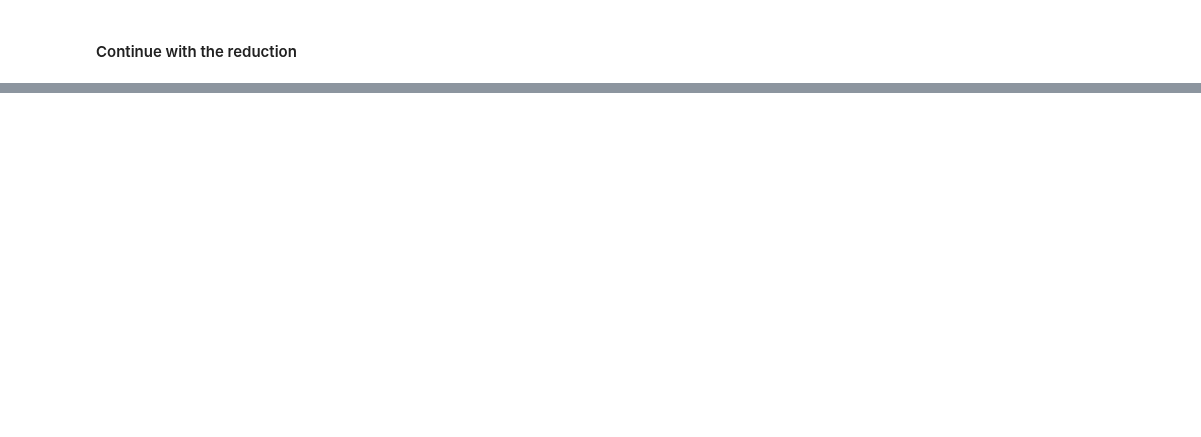
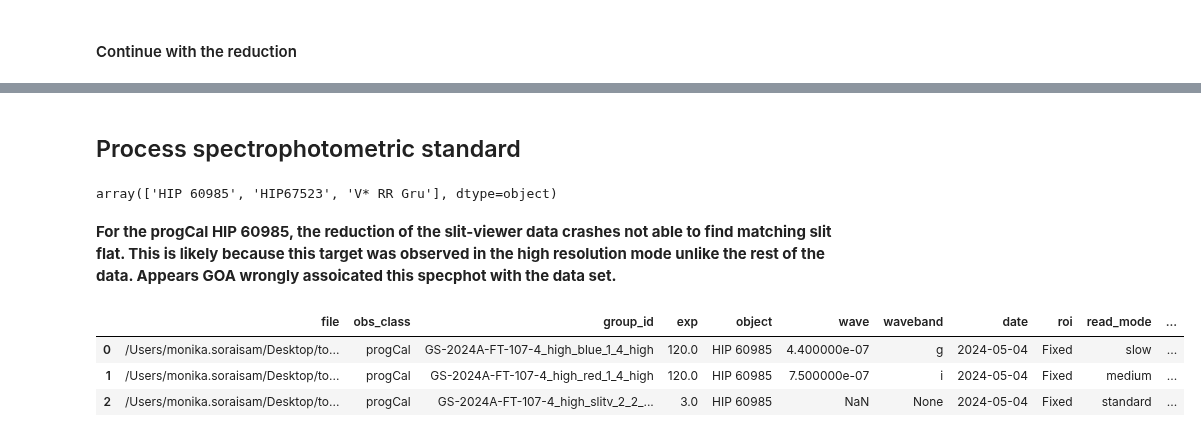
Before and after one commit to gemini-hlsw/goats, a Jupyter notebook: scripts/demo_dragons_reduction_ghost_spectroscopy.ipynb, the cells around one changed output, grey strips where cells are left out. Saved outputs shown, nothing was run; the diff lists cells and outputs as text; code cells hidden in the pictures; blank space fills up the shorter version.

Commit message:
GOATS-253

```diff
--- a/scripts/demo_dragons_reduction_ghost_spectroscopy.ipynb
+++ b/scripts/demo_dragons_reduction_ghost_spectroscopy.ipynb
@@ -56,7 +54,7 @@ def prep_reduction_folder(data_root, obsid):
 
     return dragons_rc, mydb_path
 # %%
-data_path = "/data/goats_dev_data/example_data/data/ZTF18acppavh/GEM"
+data_path = "/Users/monika.soraisam/Desktop/tomdev/real_goats/goats_data/ghost"
 obsid = 'GS-2024A-Q-414-13'
 dragons_rc, mydb_path = prep_reduction_folder(data_path, obsid)
 # %% [output]
@@ -99,52 +157,53 @@ def generate_filelists(location, obsid):
     all_files.sort()
     print (f'The total number of files for observation ID {obsid} is {len(all_files)}')
 
-    cal_file_tags = ['BIAS','DARK','FLAT','ARC','PINHOLE','RONCHI','FRINGE'] #fetched from Obs Type search field on GOA, which is relevant for DRAGONS
+    obs_types = ['OBJECT','BIAS','DARK','FLAT','ARC','PINHOLE','RONCHI','CAL','FRINGE','MOS MASK', 'BPM'] #fetched from Obs Type search field on GOA, which is relevant for DRAGONS
 
-    meta_keys = cal_file_tags + ['BPM','standard','object','unknown']
     all_meta = {}
 
-    for K in meta_keys:
+    # Note that even if a few keywords are extracted below, thiis is just meant for demonstration purposes.
+    # If onyl these keywords are extracted in production, it will not align with
+    # implementation of item (2), allowing users to group/select preferred header keywords
+    for K in obs_types:
         all_meta[K] = {'file':[],
+                        'obs_class':[],
                         'group_id':[],
                         'exp':[],
-                        'objname':[],
+                        'object':[],
                         'wave':[],
                         'waveband':[],
                         'date':[],
                         'roi':[],
+                       'read_mode':[],
+                       'arm':[]
                         }
 
     object_files = []
     for i,F in enumerate(all_files):
         ad = astrodata.open(F)
 
-        K = "unknown"
-        if "BPM" in ad.tags:
-            K = "BPM"
-        elif "PREPARED" in ad.tags:
+        if "BPM" in ad.tags or "UNPREPARED" in ad.tags: ## want only raw, i.e., "unprepared" files, but BPM is an exception, which is processed/prepared
+            K = ad.observation_type() ## astrodata header also has the observation type, which should match what's in the archive drop-down menu
+
+        elif "PREPARED" in ad.tags or "PROCESSED" in ad.tags: ## skip all "prepared"/"processed" files
             continue
-        elif ("STANDARD" in ad.tags or ad.observation_class()=="partnerCal" or ad.observation_class()=="progCal") and ("UNPREPARED" in ad.tags) and (ad.observation_type()=="OBJECT"):
-            K = "standard"
-        elif "CAL" in ad.tags and "UNPREPARED" in ad.tags:
-            for tag in cal_file_tags:
-                if tag in ad.tags:
-                    K = tag
-        elif ad.observation_class()=="science" and "UNPREPARED" in ad.tags:
-            K = "object"
 
         all_meta[K]['file'].append(F)
-        # group_id seems to be not implemented for GNIRS yet
+        all_meta[K]['obs_class'].append(ad.observation_class())
+
+        # group_id seems to be not implemented for GNIRS spectroscopy yet
         if "GNIRS" in ad.instrument():
             all_meta[K]['group_id'].append(None)
         else:
             all_meta[K]['group_id'].append(ad.group_id())
         all_meta[K]['exp'].append(ad.exposure_time())
-        all_meta[K]['objname'].append(ad.object())
+        all_meta[K]['object'].append(ad.object())
         all_meta[K]['wave'].append(ad.central_wavelength())
         all_meta[K]['waveband'].append(ad.wavelength_band())
         all_meta[K]['date'].append(ad.ut_date())
         all_meta[K]['roi'].append(ad.detector_roi_setting())
+        all_meta[K]['read_mode'].append(ad.read_mode())
+        all_meta[K]['arm'].append(ad.arm())
         #print (F.split('/')[-1], ad.object(), ad.tags)
 
     return all_meta
@@ -194,6 +249,5 @@ DF_bias = pd.DataFrame(all_meta['BIAS'])
 DF_flat = pd.DataFrame(all_meta['FLAT'])
 DF_bpm = pd.DataFrame(all_meta['BPM'])
 DF_arc = pd.DataFrame(all_meta['ARC'])
-DF_object = pd.DataFrame(all_meta['object'])
-DF_standard = pd.DataFrame(all_meta['standard'])
+DF_object = pd.DataFrame(all_meta['OBJECT'])
 # %%
@@ -712,0 +717,16 @@ total 848M
+# %% [markdown]
+## Process spectrophotometric standard
+# %%
+np.unique(DF_object['object'])
+# %% [output]
+array(['HIP 60985', 'HIP67523', 'V* RR Gru'], dtype=object)
+# %% [markdown]
+**For the progCal HIP 60985, the reduction of the slit-viewer data crashes not able to find matching slit flat. This is likely because this target was observed in the high resolution mode unlike the rest of the data. Appears GOA wrongly assoicated this specphot with the data set.**
+# %%
+temp = DF_object[DF_object['object']== 'HIP 60985']
+temp
+# %% [output]
+|  | file | obs_class | group_id | exp | object | wave | waveband | date | roi | read_mode | ... |
+| 0 | /Users/monika.soraisam/Desktop/to... | progCal | GS-2024A-FT-107-4_high_blue_1_4_high | 120.0 | HIP 60985 | 4.400000e-07 | g | 2024-05-04 | Fixed | slow | ... |
+| 1 | /Users/monika.soraisam/Desktop/to... | progCal | GS-2024A-FT-107-4_high_red_1_4_high | 120.0 | HIP 60985 | 7.500000e-07 | i | 2024-05-04 | Fixed | medium | ... |
+| 2 | /Users/monika.soraisam/Desktop/to... | progCal | GS-2024A-FT-107-4_high_slitv_2_2_... | 3.0 | HIP 60985 | NaN | None | 2024-05-04 | Fixed | standard | ... |
```
Also changed, not shown: parts of 61 cells of this notebook.
